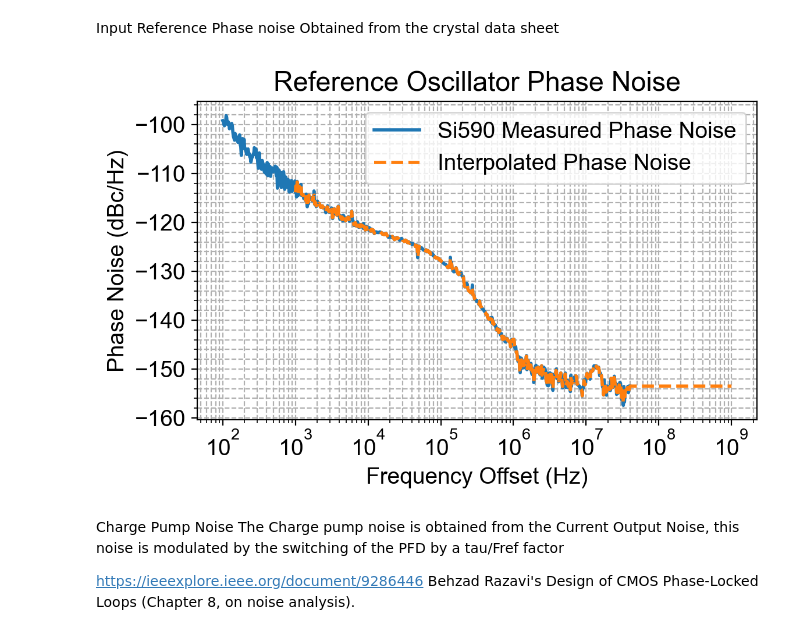
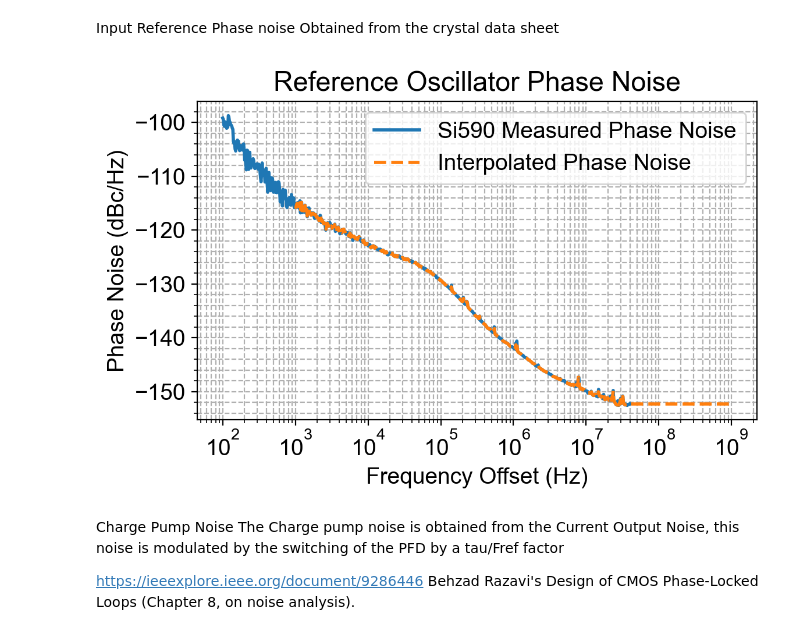
Before and after one commit to Torr250/serdes-modeling, a Jupyter notebook: pll/PllType2_Analog_2p5GHz_CustomValues_demo.ipynb, the cells around one changed output. Saved outputs shown, nothing was run; the diff lists cells and outputs as text; code cells hidden in the pictures.

```diff
--- a/pll/PllType2_Analog_2p5GHz_CustomValues_demo.ipynb
+++ b/pll/PllType2_Analog_2p5GHz_CustomValues_demo.ipynb
@@ -11,7 +11,7 @@ import types
 Fref = 125e6  # Reference Frequency
 N = 20  # Multiplication Factor
 Rz = 8e3  # Zero Resistor Value
-Icp = 50e-6  # Charge Pump current
+Icp = 90e-6  # Charge Pump current
 tau = 120e-12  # Charge Pump Pulse
 KVCO_HzV = 1.8e9  # VCO Gain in Hz/V
 Cunit = 1e-12  # Unitary Capacitor for Capacitor ratio
@@ -277,25 +277,25 @@ Obtained from the crystal data sheet
 # %%
 # Noise Sources from data
 #Input Reference Phase Noise
-tmp = sp.io.loadmat('Si590_CML_156p25MHz_dbcHz.mat')
+tmp = sp.io.loadmat('Si590_CMOS_125MHz_dbcHz.mat')
 raw_freq = tmp['frequencyHz'].squeeze()  # Frequency offset vector
 raw_phase_noise = tmp['noisedBcHz'].squeeze()  # Phase noise vector
 # Interpolate to PLL frequency vector
 phase_noise_ref = np.interp(f, raw_freq, raw_phase_noise)
 
 plt.figure(figsize=(6, 4), dpi=200)
 plt.minorticks_on()
 plt.semilogx(raw_freq, raw_phase_noise, label='Si590 Measured Phase Noise', color='tab:blue', linewidth=2)
 plt.semilogx(f, phase_noise_ref, '--', label='Interpolated Phase Noise', color='tab:orange', linewidth=2)
 plt.title('Reference Oscillator Phase Noise')
 plt.xlabel('Frequency Offset (Hz)')
 plt.ylabel('Phase Noise (dBc/Hz)')
 plt.grid(True, linestyle='--', which='both')
 plt.legend()
 plt.tight_layout()
 plt.show()
 # %% [output]
-[figure, old version]
+[figure, new version]
 # %% [markdown]
 Charge Pump Noise
 The Charge pump noise is obtained from the Current Output Noise, this noise is modulated by the switching of the PFD by a tau/Fref factor
```
Also changed, not shown: parts of 6 cells of this notebook, 2 other files.
